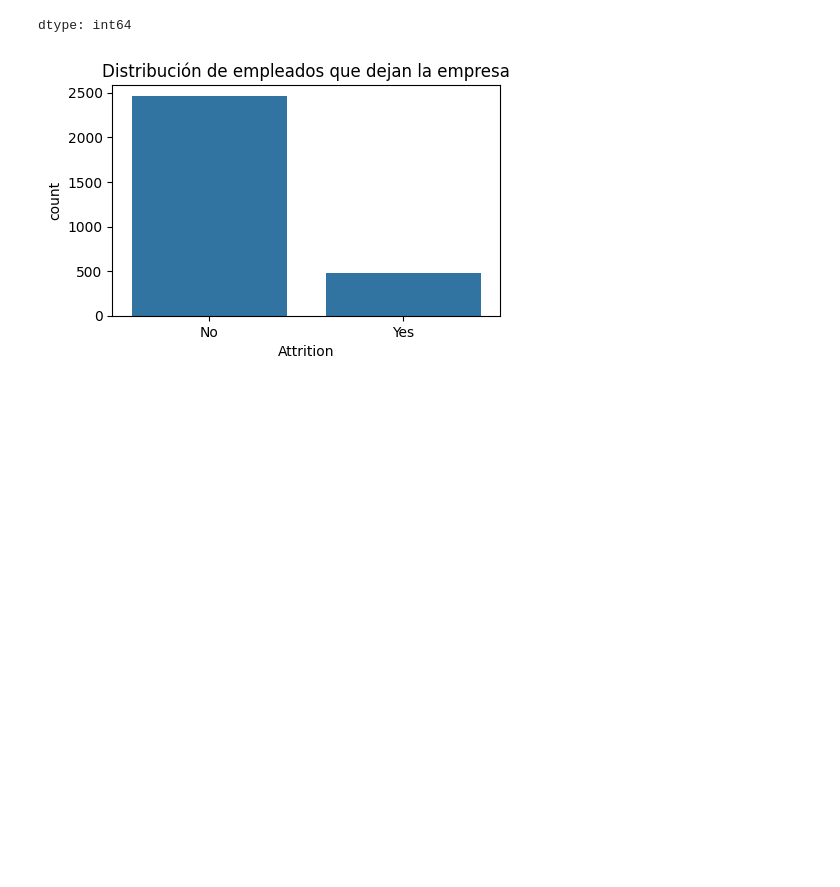
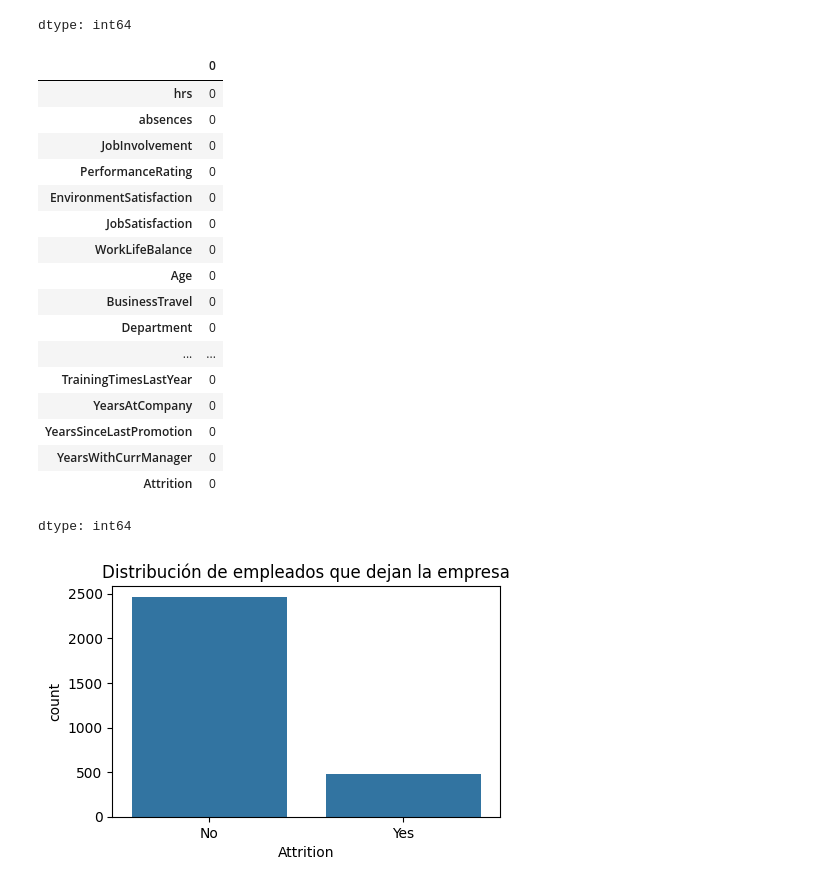
Before and after one commit to 100451061/proyecto_aprendizaje_automatico, a Jupyter notebook: notebooks/eda.ipynb, the cells around one changed output. Drawn from its saved outputs; the diff is of its cells as text; code cells hidden in the pictures; blank space fills up the shorter version.

```diff
--- a/notebooks/eda.ipynb
+++ b/notebooks/eda.ipynb
@@ -36,6 +36,29 @@ df.isnull().sum()
 | YearsWithCurrManager | 0 |
 | Attrition | 0 |
 dtype: int64
+# %%
+df.fillna(0, inplace=True)
+# %%
+df.isnull().sum()
+# %% [output]
+|  | 0 |
+| hrs | 0 |
+| absences | 0 |
+| JobInvolvement | 0 |
+| PerformanceRating | 0 |
+| EnvironmentSatisfaction | 0 |
+| JobSatisfaction | 0 |
+| WorkLifeBalance | 0 |
+| Age | 0 |
+| BusinessTravel | 0 |
+| Department | 0 |
+| ... | ... |
+| TrainingTimesLastYear | 0 |
+| YearsAtCompany | 0 |
+| YearsSinceLastPromotion | 0 |
+| YearsWithCurrManager | 0 |
+| Attrition | 0 |
+dtype: int64
 # %%
 import seaborn as sns
 import matplotlib.pyplot as plt
```
